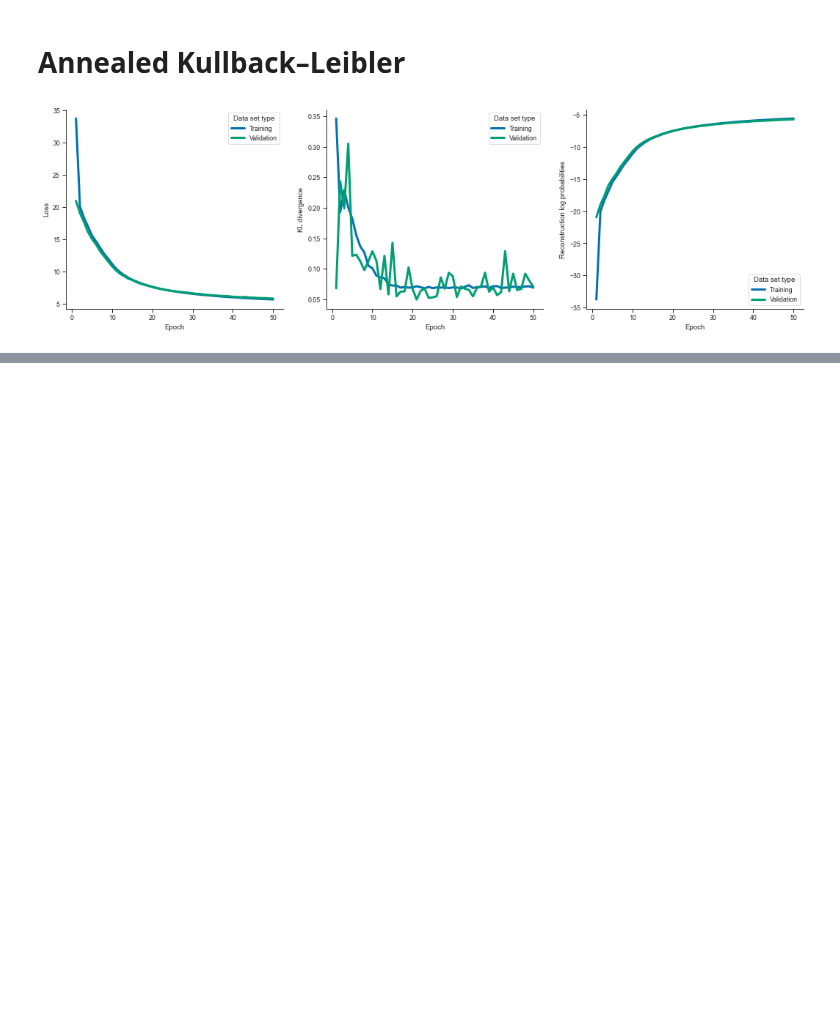
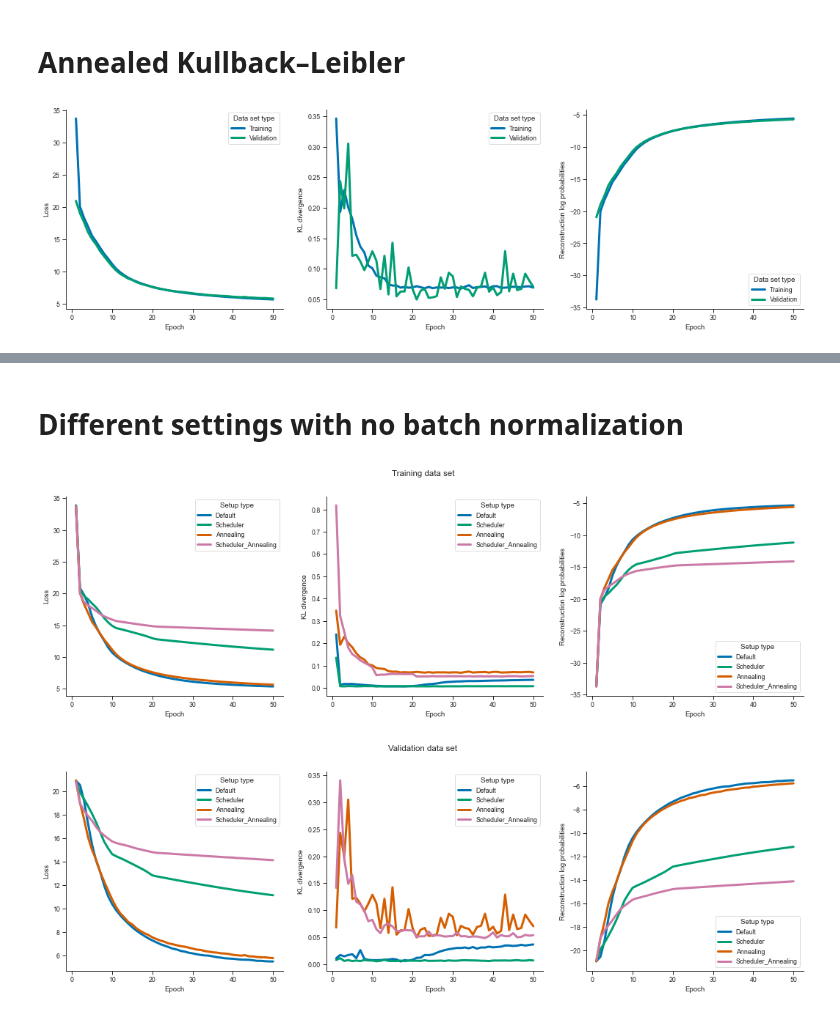
Before and after one commit to ThordurPall/vessel-trajectory-anomaly-detection, a Jupyter notebook: notebooks/Model Training/Explore Training & Validation Curves.ipynb, the cells around one changed output, grey strips where cells are left out. Cells and saved outputs as stored; diff of their text form; code cells hidden in the pictures; blank space fills up the shorter version.

Commit message:
Adding intial work for a notebook that explores training & validation curves for different setups

```diff
--- a/notebooks/Model Training/Explore Training & Validation Curves.ipynb
+++ b/notebooks/Model Training/Explore Training & Validation Curves.ipynb
@@ -94,8 +94,8 @@ def plot_curves_large(df, hue="Data set type", hue_order = ["Training", "Validat
 Use the VRNN model, 100 dimensional latent and recurrent laten space, and no batch normalization, scheduler, or KL annealing. Showing results for cargo and tanker vessels
 # %%
 data_processed = "RegionBornholm_01062019_30092019_CargTank_14400_86400_600"
-df_Default = curves_df("Default", data_processed)
-plot_curves(df_Default)
+df_default = curves_df("Default", data_processed)
+plot_curves(df_default)
 # %% [output]
 [figure]
 # %%
@@ -131,0 +128,12 @@ SyntaxError: cannot assign to False (Temp/ipykernel_9000/3554985725.py, line 1)
+# %% [markdown]
+# Different settings with no batch normalization
+# %%
+df = pd.concat([df_default, df_scheduler, df_annealing, df_scheduler_annealing])
+df.reset_index(drop=True, inplace=True)
+hue = "Setup type"
+hue_order = ["Default", "Scheduler", "Annealing", "Scheduler_Annealing"]
+plot_curves(df[df["Data set type"] == "Training"], hue, hue_order, title="Training data set")
+plot_curves(df[df["Data set type"] == "Validation"], hue, hue_order, title="Validation data set")
+# %% [output]
+[figure, added]
+[figure, added]
```
Also changed, not shown: parts of 10 cells of this notebook.
